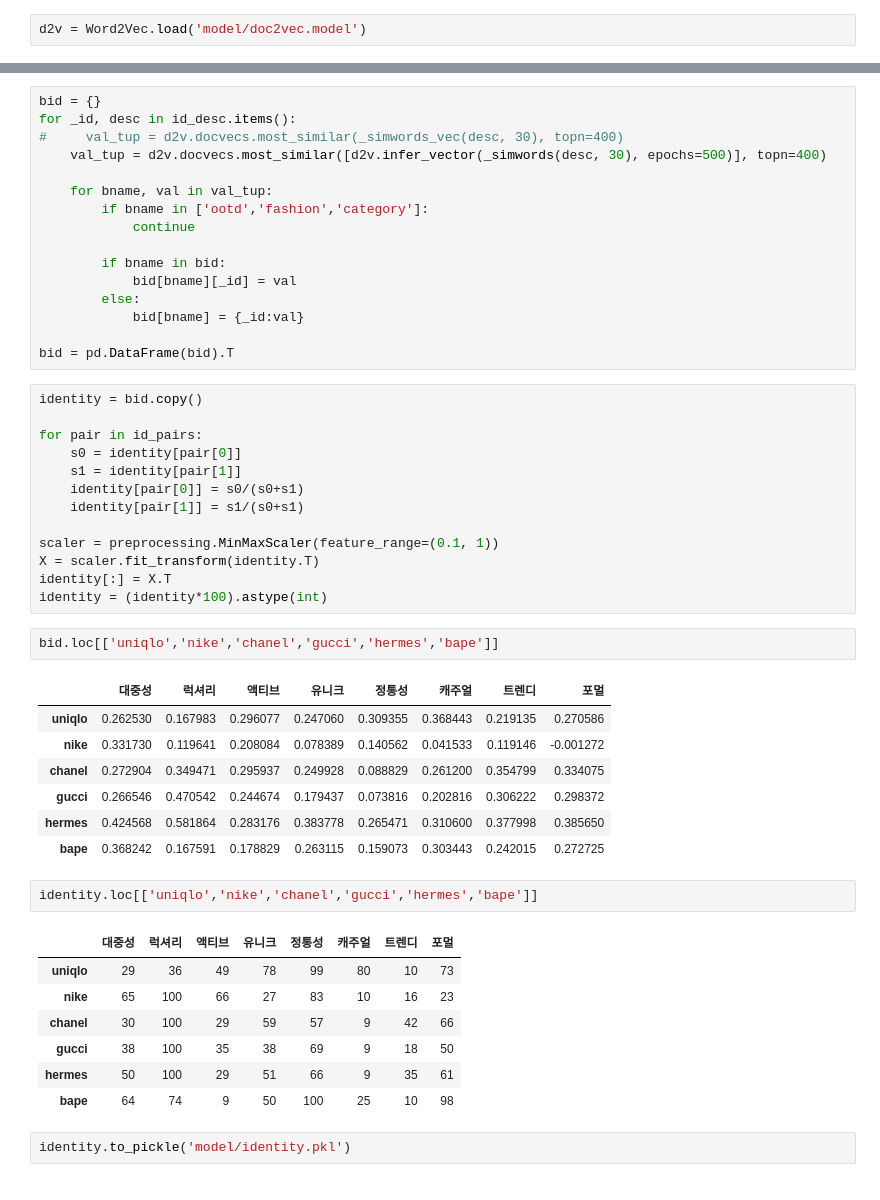
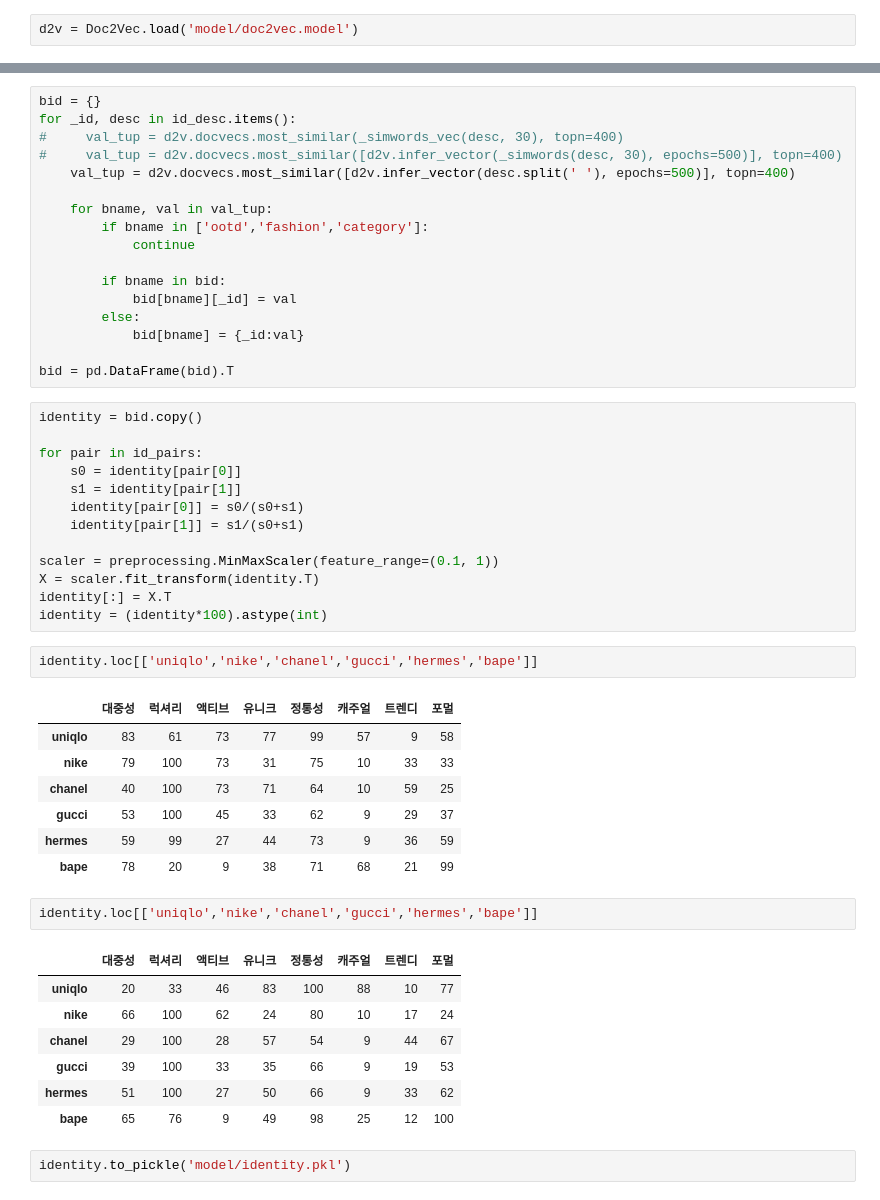
Before and after one commit to gem763/texcrapy, a Jupyter notebook: texcrapy5.ipynb, the cells around one changed output, grey strips where cells are left out. Saved outputs shown, nothing was run; the diff lists cells and outputs as text.

```diff
--- a/texcrapy5.ipynb
+++ b/texcrapy5.ipynb
@@ -286,7 +289,7 @@ d2v.save('model/doc2vec.model')
 # %%
 d2v.init_sims(replace=True)
 # %%
-d2v = Word2Vec.load('model/doc2vec.model')
+d2v = Doc2Vec.load('model/doc2vec.model')
 # %%
 d2v.docvecs.most_similar(positive=['nike'], negative=['adidas'])
 # %% [output]
@@ -465,7 +485,8 @@ id_pairs = [('럭셔리','캐주얼'), ('유니크','대중성'), ('정통성','
 bid = {}
 for _id, desc in id_desc.items():
 #     val_tup = d2v.docvecs.most_similar(_simwords_vec(desc, 30), topn=400)
-    val_tup = d2v.docvecs.most_similar([d2v.infer_vector(_simwords(desc, 30), epochs=500)], topn=400)
+#     val_tup = d2v.docvecs.most_similar([d2v.infer_vector(_simwords(desc, 30), epochs=500)], topn=400)
+    val_tup = d2v.docvecs.most_similar([d2v.infer_vector(desc.split(' '), epochs=500)], topn=400)
 
     for bname, val in val_tup:
         if bname in ['ootd','fashion','category']:
@@ -491,25 +512,25 @@ X = scaler.fit_transform(identity.T)
 identity[:] = X.T
 identity = (identity*100).astype(int)
 # %%
-bid.loc[['uniqlo','nike','chanel','gucci','hermes','bape']]
+identity.loc[['uniqlo','nike','chanel','gucci','hermes','bape']]
 # %% [output]
 |  | 대중성 | 럭셔리 | 액티브 | 유니크 | 정통성 | 캐주얼 | 트렌디 | 포멀 |
-| uniqlo | 0.262530 | 0.167983 | 0.296077 | 0.247060 | 0.309355 | 0.368443 | 0.219135 | 0.270586 |
-| nike | 0.331730 | 0.119641 | 0.208084 | 0.078389 | 0.140562 | 0.041533 | 0.119146 | -0.001272 |
-| chanel | 0.272904 | 0.349471 | 0.295937 | 0.249928 | 0.088829 | 0.261200 | 0.354799 | 0.334075 |
-| gucci | 0.266546 | 0.470542 | 0.244674 | 0.179437 | 0.073816 | 0.202816 | 0.306222 | 0.298372 |
-| hermes | 0.424568 | 0.581864 | 0.283176 | 0.383778 | 0.265471 | 0.310600 | 0.377998 | 0.385650 |
-| bape | 0.368242 | 0.167591 | 0.178829 | 0.263115 | 0.159073 | 0.303443 | 0.242015 | 0.272725 |
+| uniqlo | 83 | 61 | 73 | 77 | 99 | 57 | 9 | 58 |
+| nike | 79 | 100 | 73 | 31 | 75 | 10 | 33 | 33 |
+| chanel | 40 | 100 | 73 | 71 | 64 | 10 | 59 | 25 |
+| gucci | 53 | 100 | 45 | 33 | 62 | 9 | 29 | 37 |
+| hermes | 59 | 99 | 27 | 44 | 73 | 9 | 36 | 59 |
+| bape | 78 | 20 | 9 | 38 | 71 | 68 | 21 | 99 |
 # %%
 identity.loc[['uniqlo','nike','chanel','gucci','hermes','bape']]
 # %% [output]
 |  | 대중성 | 럭셔리 | 액티브 | 유니크 | 정통성 | 캐주얼 | 트렌디 | 포멀 |
-| uniqlo | 29 | 36 | 49 | 78 | 99 | 80 | 10 | 73 |
-| nike | 65 | 100 | 66 | 27 | 83 | 10 | 16 | 23 |
-| chanel | 30 | 100 | 29 | 59 | 57 | 9 | 42 | 66 |
-| gucci | 38 | 100 | 35 | 38 | 69 | 9 | 18 | 50 |
-| hermes | 50 | 100 | 29 | 51 | 66 | 9 | 35 | 61 |
-| bape | 64 | 74 | 9 | 50 | 100 | 25 | 10 | 98 |
+| uniqlo | 20 | 33 | 46 | 83 | 100 | 88 | 10 | 77 |
+| nike | 66 | 100 | 62 | 24 | 80 | 10 | 17 | 24 |
+| chanel | 29 | 100 | 28 | 57 | 54 | 9 | 44 | 67 |
+| gucci | 39 | 100 | 33 | 35 | 66 | 9 | 19 | 53 |
+| hermes | 51 | 100 | 27 | 50 | 66 | 9 | 33 | 62 |
+| bape | 65 | 76 | 9 | 49 | 98 | 25 | 12 | 100 |
 # %%
 identity.to_pickle('model/identity.pkl')
 # %%
```
Also changed, not shown: parts of 7 cells of this notebook.
